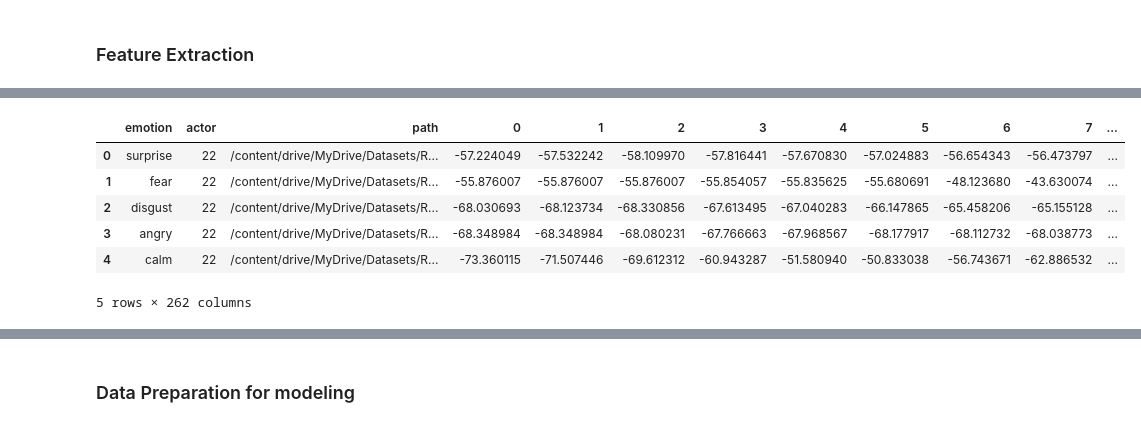
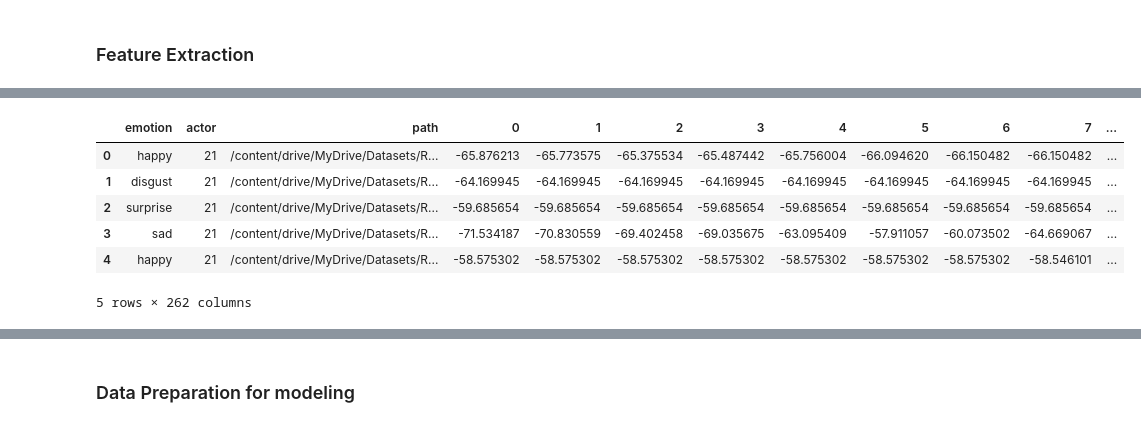
Before and after one commit to Sahanaka/SER-EE7209_G14, a Jupyter notebook: speech_emotion_recognition.ipynb, the cells around one changed output, grey strips where cells are left out. Saved outputs shown, nothing was run; the diff lists cells and outputs as text; code cells hidden in the pictures.

```diff
--- a/speech_emotion_recognition.ipynb
+++ b/speech_emotion_recognition.ipynb
@@ -191,15 +281,15 @@ df.head()
 # %%
 # TURN ARRAY INTO LIST AND JOIN WITH AUDIO_DF TO GET CORRESPONDING EMOTION LABELS
-df_combined = pd.concat([audio_df, pd.DataFrame(df['mel_spectrogram'].values.tolist())], axis=1)
+df_combined = pd.concat([audio_df, pd.DataFrame(df['feature'].values.tolist())], axis=1)
 df_combined = df_combined.fillna(0)
 df_combined.head()
 # %% [output]
 |  | emotion | actor | path | 0 | 1 | 2 | 3 | 4 | 5 | 6 | 7 | ... |
-| 0 | surprise | 22 | /content/drive/MyDrive/Datasets/R... | -57.224049 | -57.532242 | -58.109970 | -57.816441 | -57.670830 | -57.024883 | -56.654343 | -56.473797 | ... |
-| 1 | fear | 22 | /content/drive/MyDrive/Datasets/R... | -55.876007 | -55.876007 | -55.876007 | -55.854057 | -55.835625 | -55.680691 | -48.123680 | -43.630074 | ... |
-| 2 | disgust | 22 | /content/drive/MyDrive/Datasets/R... | -68.030693 | -68.123734 | -68.330856 | -67.613495 | -67.040283 | -66.147865 | -65.458206 | -65.155128 | ... |
-| 3 | angry | 22 | /content/drive/MyDrive/Datasets/R... | -68.348984 | -68.348984 | -68.080231 | -67.766663 | -67.968567 | -68.177917 | -68.112732 | -68.038773 | ... |
-| 4 | calm | 22 | /content/drive/MyDrive/Datasets/R... | -73.360115 | -71.507446 | -69.612312 | -60.943287 | -51.580940 | -50.833038 | -56.743671 | -62.886532 | ... |
+| 0 | happy | 21 | /content/drive/MyDrive/Datasets/R... | -65.876213 | -65.773575 | -65.375534 | -65.487442 | -65.756004 | -66.094620 | -66.150482 | -66.150482 | ... |
+| 1 | disgust | 21 | /content/drive/MyDrive/Datasets/R... | -64.169945 | -64.169945 | -64.169945 | -64.169945 | -64.169945 | -64.169945 | -64.169945 | -64.169945 | ... |
+| 2 | surprise | 21 | /content/drive/MyDrive/Datasets/R... | -59.685654 | -59.685654 | -59.685654 | -59.685654 | -59.685654 | -59.685654 | -59.685654 | -59.685654 | ... |
+| 3 | sad | 21 | /content/drive/MyDrive/Datasets/R... | -71.534187 | -70.830559 | -69.402458 | -69.035675 | -63.095409 | -57.911057 | -60.073502 | -64.669067 | ... |
+| 4 | happy | 21 | /content/drive/MyDrive/Datasets/R... | -58.575302 | -58.575302 | -58.575302 | -58.575302 | -58.575302 | -58.575302 | -58.575302 | -58.546101 | ... |
 5 rows × 262 columns
 # %%
 df_combined.drop(columns='path', inplace=True)
```
Also changed, not shown: parts of 20 cells of this notebook.
